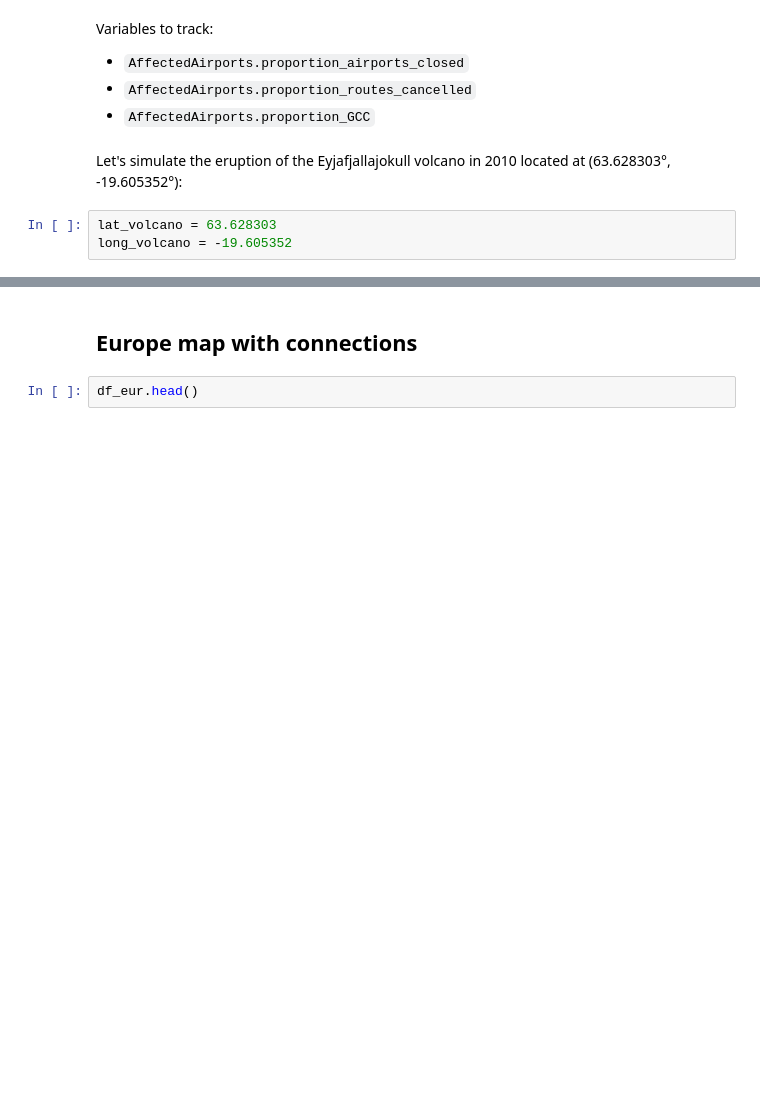
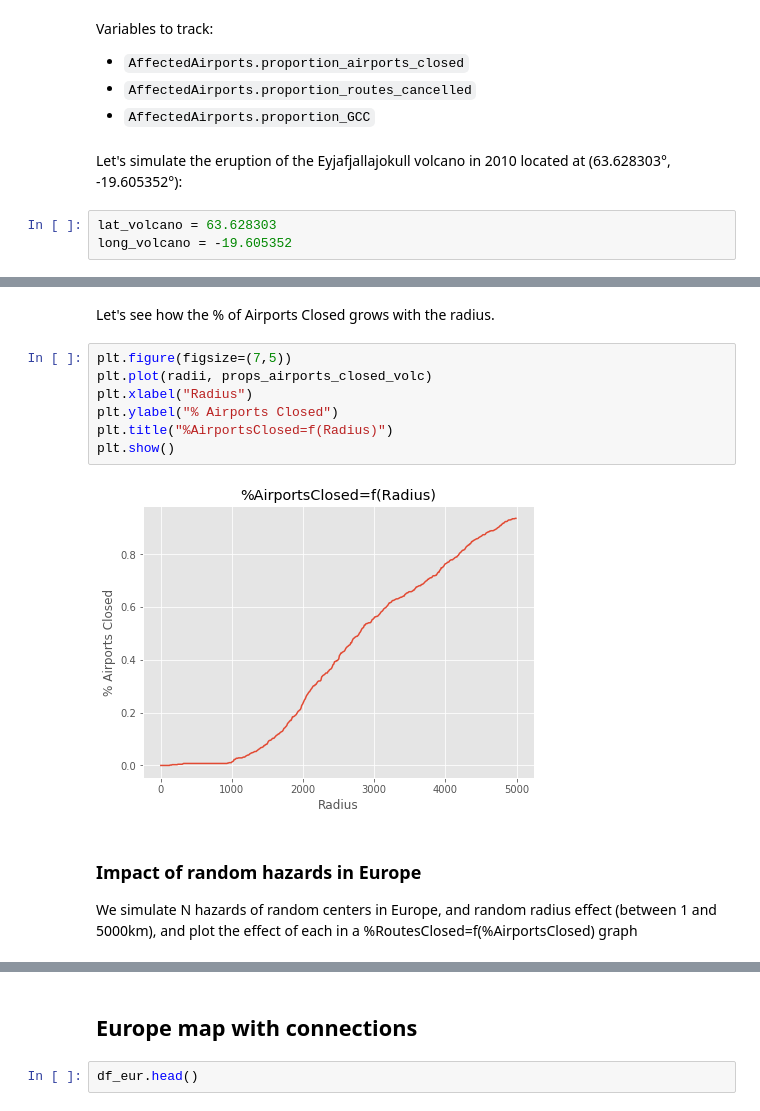
Before and after one commit to aymanebenayada/ngsa-air-routes-analysis, a Jupyter notebook: code/exploration_europe.ipynb, the cells around one changed output, grey strips where cells are left out. Cells and saved outputs as stored; diff of their text form; blank space fills up the shorter version.

```diff
--- a/code/exploration_europe.ipynb
+++ b/code/exploration_europe.ipynb
@@ -415,0 +457,14 @@ new GCC size / initial GCC size: 74.924%
+# %% [markdown]
+Let's see how the % of Airports Closed grows with the radius.
+# %%
+plt.figure(figsize=(7,5))
+plt.plot(radii, props_airports_closed_volc)
+plt.xlabel("Radius")
+plt.ylabel("% Airports Closed")
+plt.title("%AirportsClosed=f(Radius)")
+plt.show()
+# %% [output]
+[figure, added]
+# %% [markdown]
+### Impact of random hazards in Europe
+We simulate N hazards of random centers in Europe, and random radius effect (between 1 and 5000km), and plot the effect of each in a %RoutesClosed=f(%AirportsClosed) graph
```
Also changed, not shown: parts of 14 cells of this notebook, 1 other file.
